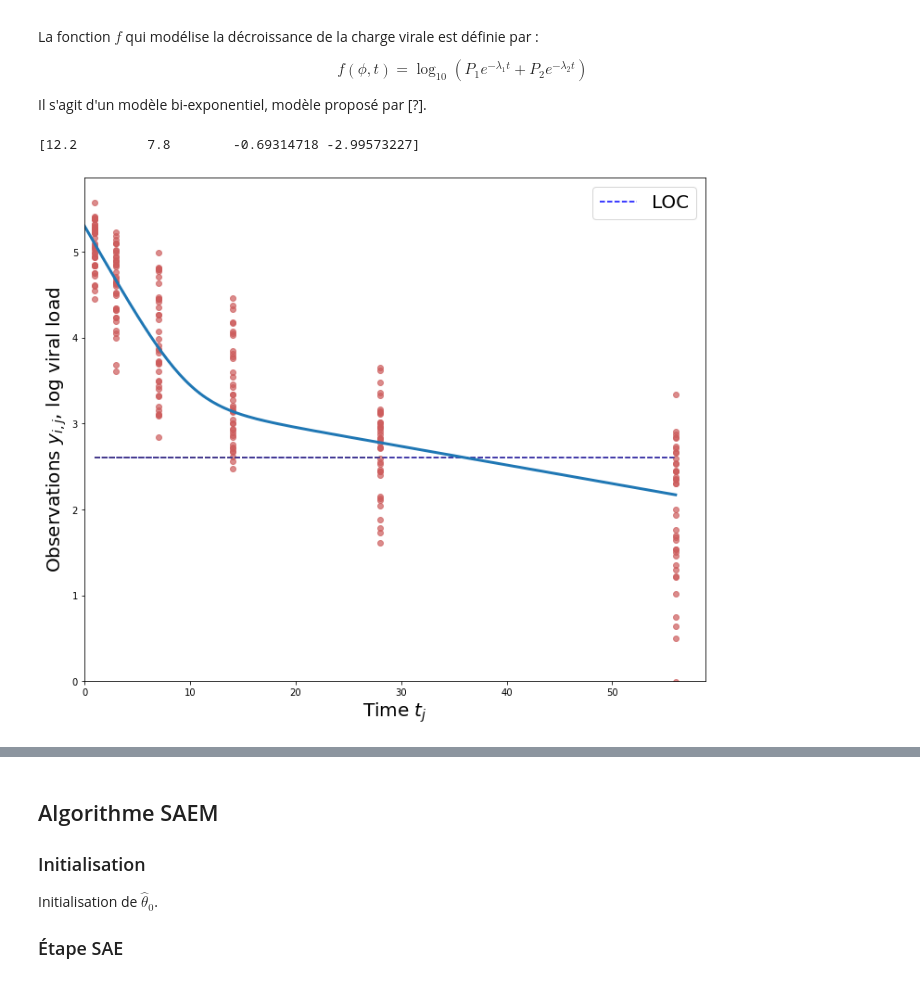
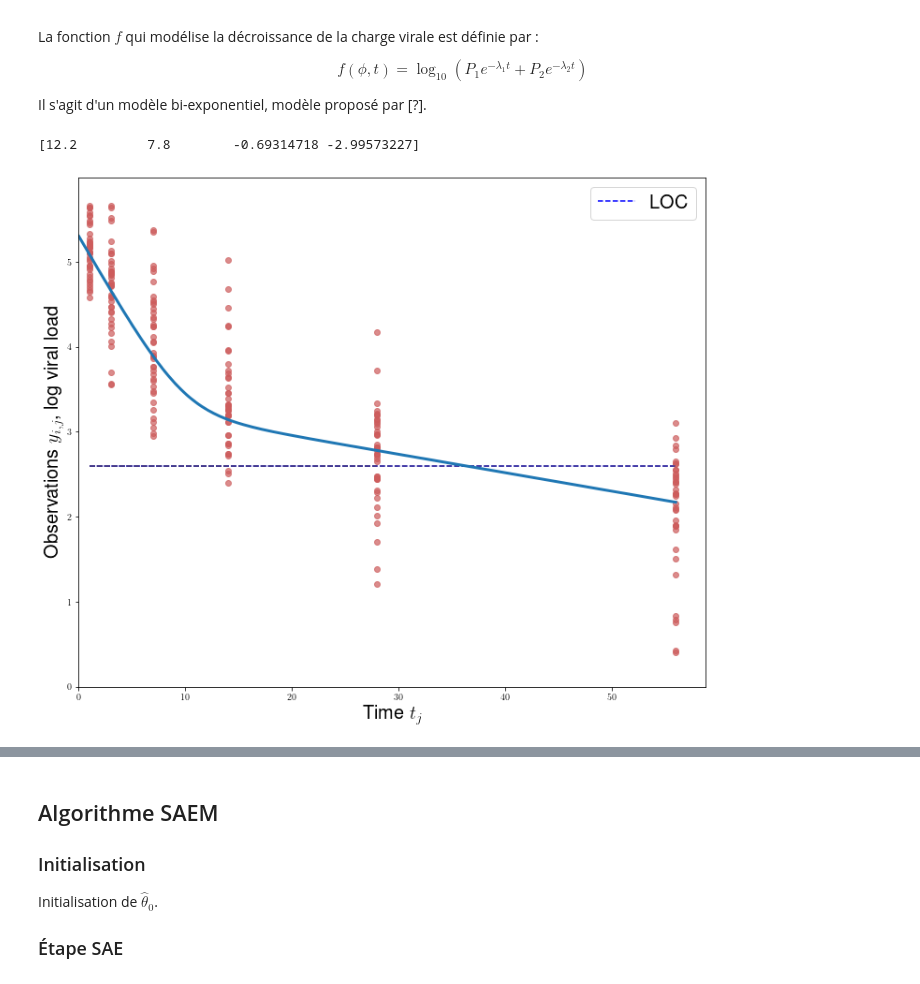
Before and after one commit to simonqueric/MVA, a Jupyter notebook: ComputationalStatistics/Projet/Comp_stat_project.ipynb, the cells around one changed output, grey strips where cells are left out. Saved outputs shown, nothing was run; the diff lists cells and outputs as text; code cells hidden in the pictures.

```diff
--- a/ComputationalStatistics/Projet/Comp_stat_project.ipynb
+++ b/ComputationalStatistics/Projet/Comp_stat_project.ipynb
@@ -84,35 +85,35 @@ K = len(t)
 mu = np.array([12.2, 7.8, np.log(0.5), np.log(0.05)])
 print(mu)
 omega2 = 0.3*np.ones(4)
 sigma2 = 0.065**2
 N = 40
 LOC = np.log10(400) # 2.6
-y, phi_true = generate_data(mu=mu, Omega=omega, sigma2=sigma2, N=N, t=t)
+y, phi_true = generate_data(mu=mu, Omega=omega2, sigma2=sigma2, N=N, t=t)
 I = np.zeros((N, K))
 I[y<=LOC] = 1 # 1 if censored else 0
 k = len(y[0])
 fig = plt.figure(figsize=(12, 10))
 y_mean = y.mean(axis=0)
 y_std = y.std(axis=0)
 #plt.plot(t, y_mean, "k")
 x = np.linspace(0, 56, 200)
 plt.hlines(LOC*np.ones(k), 1, t, linestyles='--', color="blue", label="LOC")
 for n in range(N) :
     plt.plot(t, y[n,:], alpha=0.7, color="indianred", ls=" ", marker='o')
 #plt.plot(t, y_mean, "k")
 plt.hlines(LOC*np.ones(k), 1, t, linestyles='--', color="darkslateblue", label="LOC")
 #plt.fill_between(t, y_mean-y_std, y_mean+y_std, alpha=0.5, color="indianred")
 
 plt.plot(x, np.log10(np.exp(mu[0] - np.exp(mu[2])*x) + np.exp(mu[1] - np.exp(mu[3])*x)), lw=3)
 plt.legend(["LOC"], fontsize=20)
 plt.xlabel("Time $t_j$", fontsize=20)
 plt.ylabel("Observations $y_{i, j}$, log viral load", fontsize=20)
 plt.ylim(ymin=0)
 plt.xlim(xmin=0)
 plt.show()
 # %% [output]
 [12.2         7.8        -0.69314718 -2.99573227]
-[figure, old version]
+[figure, new version]
 # %%
 y_truncated = y*(y>=LOC) + LOC*(y<LOC)
 fig = plt.figure(figsize=(10, 10))
```
Also changed, not shown: parts of 38 cells of this notebook.
